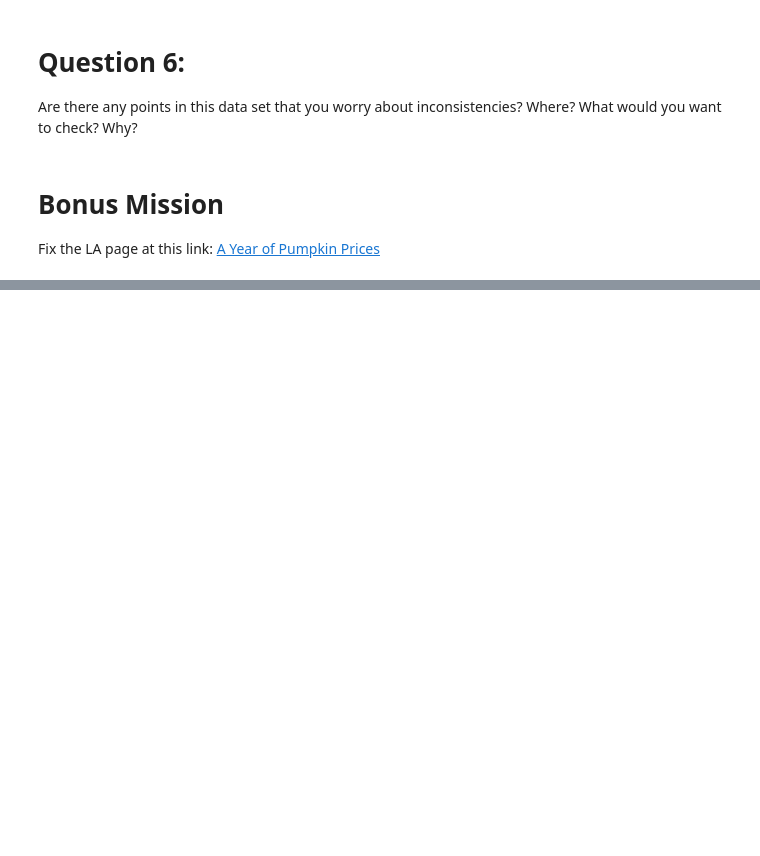
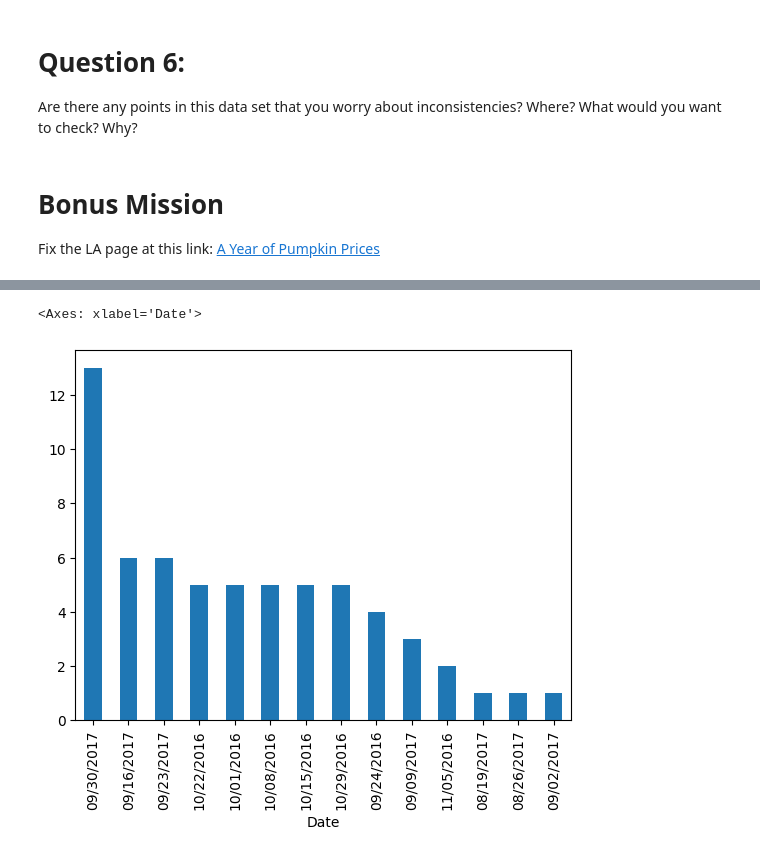
Before and after one commit to bradleytkay/data-analysis-projects, a Jupyter notebook: cleaning-data-with-pandas/studio/SFran-pumpkins.ipynb, the cells around one changed output, grey strips where cells are left out. Cells and saved outputs as stored; diff of their text form; code cells hidden in the pictures; blank space fills up the shorter version.

```diff
--- a/cleaning-data-with-pandas/studio/SFran-pumpkins.ipynb
+++ b/cleaning-data-with-pandas/studio/SFran-pumpkins.ipynb
@@ -316,0 +359,4 @@ la_data.head()
+# %%
+la_data["Repack"] = la_data["Repack"].replace({"N":False})
+
+la_data.head(3)
@@ -316,0 +369,4 @@ la_data.head()
+# %%
+la_data["Type"] = la_data["Type"].fillna("Conventional")
+
+la_data.head()
@@ -316,0 +381,4 @@ la_data.head()
+# %%
+la_data = la_data.drop(['Grade'], axis=1, errors='ignore')
+
+la_data.head()
@@ -316,0 +393,5 @@ la_data.head()
+# %%
+la_data['Date'].value_counts().plot.bar()
+# %% [output]
+<Axes: xlabel='Date'>
+[figure, added]
```
Also changed, not shown: parts of 7 cells of this notebook, 2 other files.
